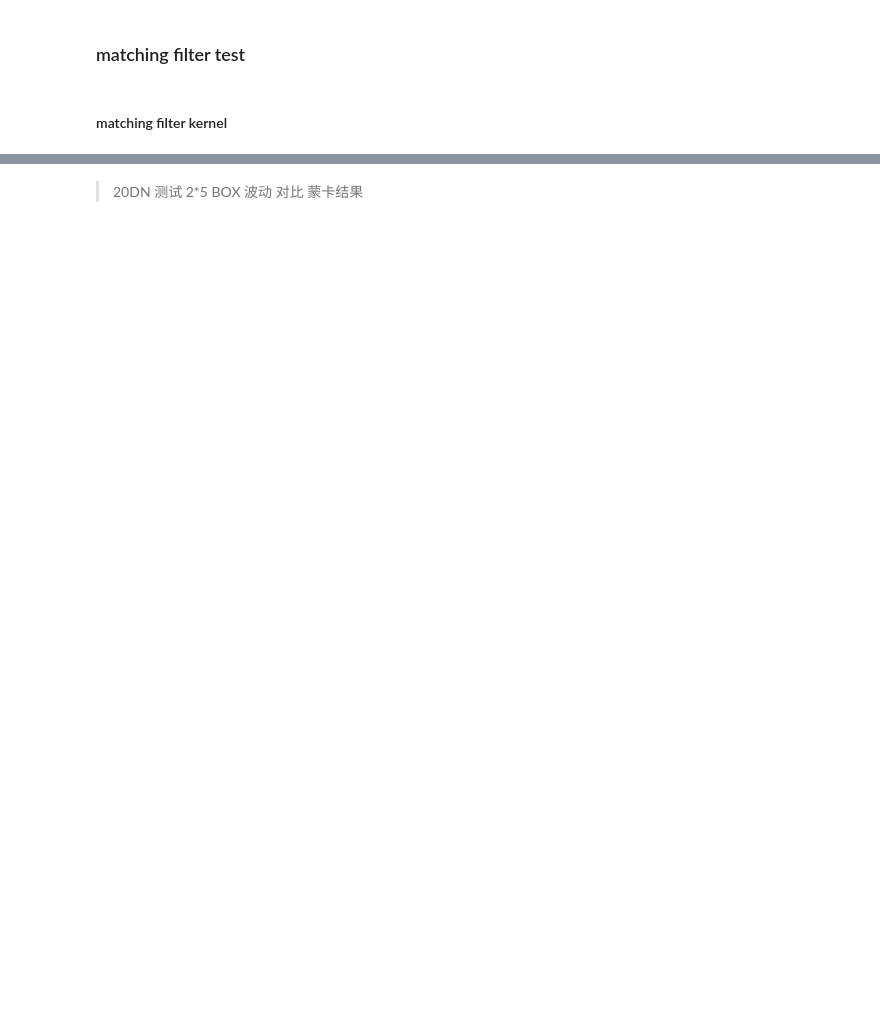
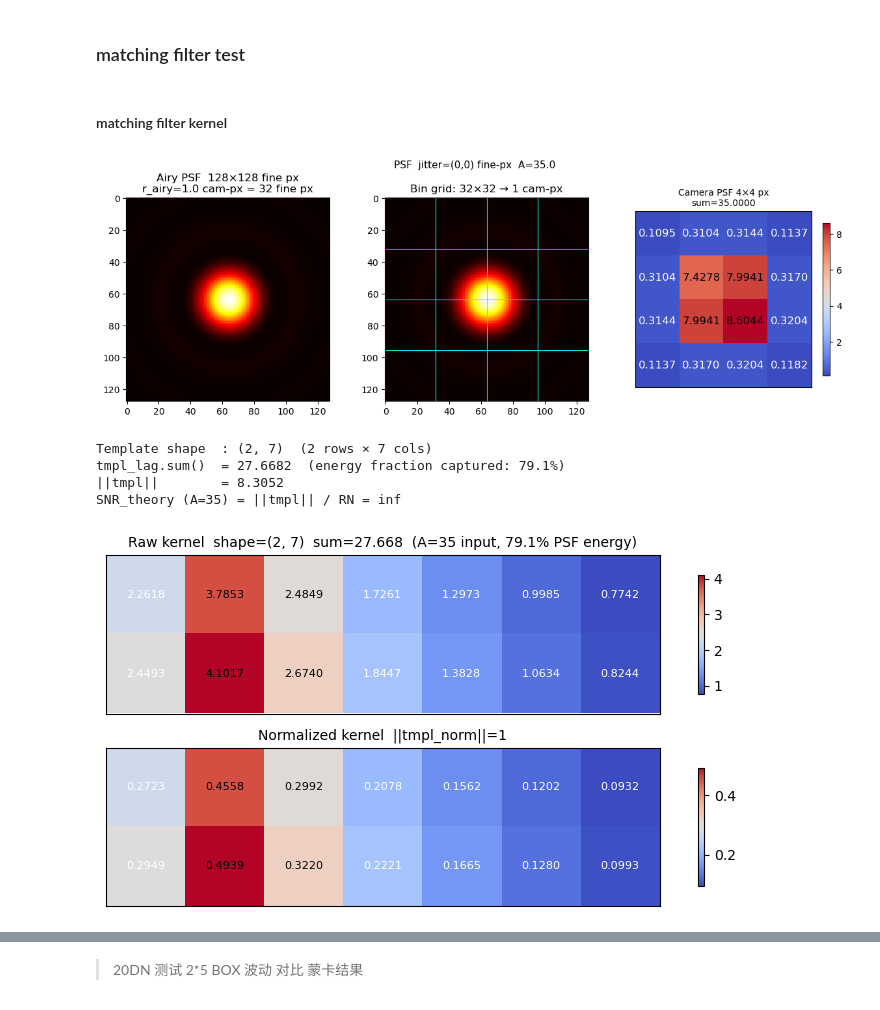
Before and after one commit to dotamh/ZP8_algo_lab, a Jupyter notebook: imagelag_filter.ipynb, the cells around one changed output, grey strips where cells are left out. Cells and saved outputs as stored; diff of their text form; code cells hidden in the pictures; blank space fills up the shorter version.

```diff
--- a/imagelag_filter.ipynb
+++ b/imagelag_filter.ipynb
@@ -594,37 +609,44 @@ LAG_COLS = 5   # ← adjust here
 TMPL_JX, TMPL_JY = 0, 0   # ← 改这里
 
 sig_tmpl = np.zeros((H, W))
 psf_MF = PSF(jitter_spx=TMPL_JX, jitter_spy=TMPL_JY, A=A_TEST)
 psf_MF.stamp(sig_tmpl, CX, CY)
 psf_MF.plot(figsize=(12, 4))
 
 lr = lag_.apply(sig_tmpl)
 
 # Row range: full PSF height (4 rows)
-r0, r1 = CY - 2, CY + 2               # 4 rows
+r0, r1 = CY - 1, CY + 1               # 4 rows
 # Col range: PSF left outer edge … PSF right outer edge + LAG_COLS
-c0, c1 = CX - 2, CX + 2 + LAG_COLS   # 4 PSF cols + LAG_COLS
+c0, c1 = CX - 1, CX + 1 + LAG_COLS   # 4 PSF cols + LAG_COLS
 
 tmpl_lag  = lr[r0:r1, c0:c1]
 tmpl_norm = tmpl_lag / np.linalg.norm(tmpl_lag)
 
 energy_frac = tmpl_lag.sum() / sig_tmpl.sum()
 print(f"Template shape  : {tmpl_lag.shape}  ({r1-r0} rows × {c1-c0} cols)")
 print(f"tmpl_lag.sum()  = {tmpl_lag.sum():.4f}  (energy fraction captured: {energy_frac*100:.1f}%)")
 print(f"||tmpl||        = {np.linalg.norm(tmpl_lag):.4f}")
-print(f"SNR_theory (A={A_TEST:.0f}) = A × ||tmpl|| / RN = "
-      f"{A_TEST * np.linalg.norm(tmpl_lag) / RN:.2f}")
+print(f"SNR_theory (A={A_TEST:.0f}) = ||tmpl|| / RN = "
+      f"{np.linalg.norm(tmpl_lag) / RN:.2f}")
 
 fig, axes = plt.subplots(2, 1, figsize=(max(8, c1-c0), 4))
 annotated_heatmap(axes[0], tmpl_lag,
                   f'Raw kernel  shape={tmpl_lag.shape}  sum={tmpl_lag.sum():.3f}  '
                   f'(A={A_TEST:.0f} input, {energy_frac*100:.1f}% PSF energy)',
                   fmt='{:.4f}', fontsize=8)
 annotated_heatmap(axes[1], tmpl_norm,
                   'Normalized kernel  ||tmpl_norm||=1',
                   fmt='{:.4f}', fontsize=8)
 plt.tight_layout()
 plt.show()
+# %% [output]
+[figure, added]
+Template shape  : (2, 7)  (2 rows × 7 cols)
+tmpl_lag.sum()  = 27.6682  (energy fraction captured: 79.1%)
+||tmpl||        = 8.3052
+SNR_theory (A=35) = ||tmpl|| / RN = inf
+[figure, added]
 # %%
 # ── 应用 MF 到图像，计算 SNR ─────────────────────────────────────────────
 resp_mf_nl = flt_.matched(frame_nl - flt_.bias, tmpl_lag)
```
Also changed, not shown: parts of 8 cells of this notebook, 2 other files.
